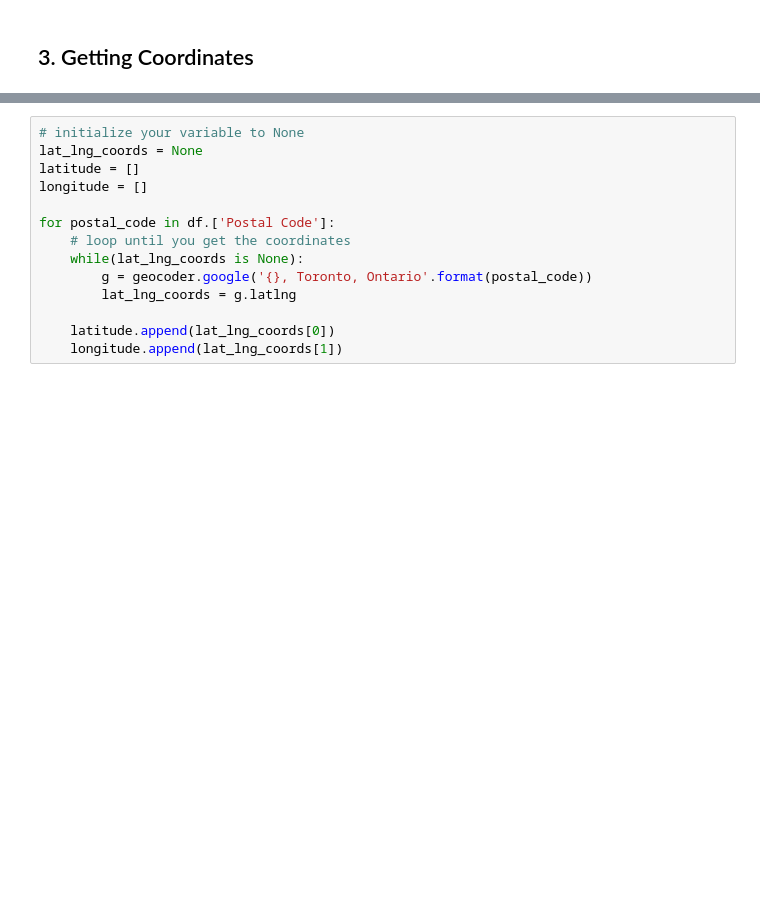
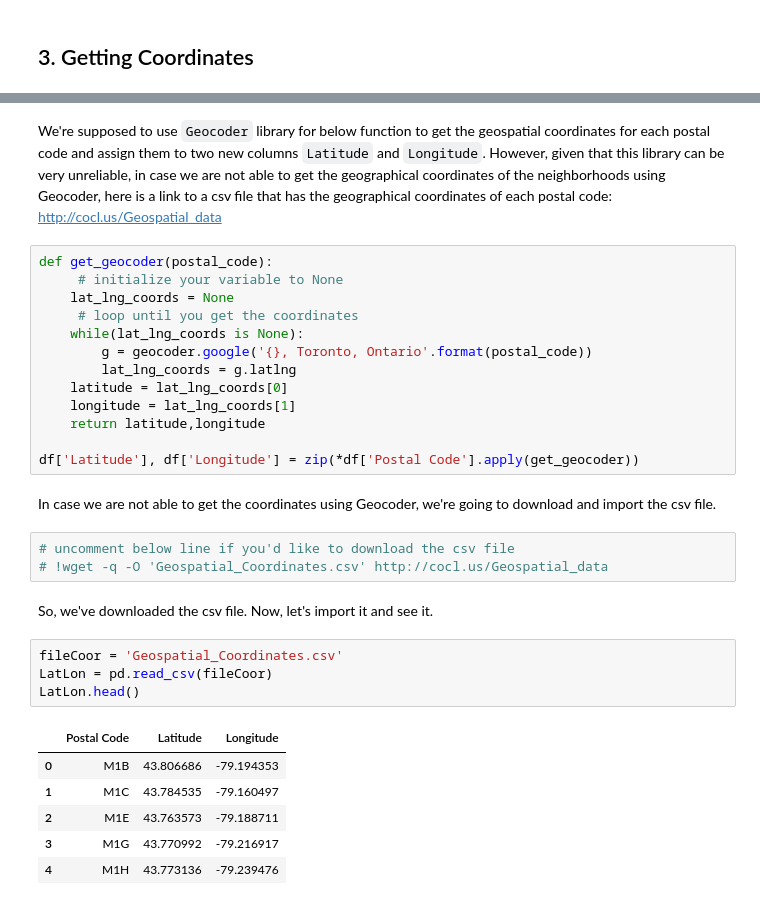
Before and after one commit to utomoreza/Coursera_Capstone, a Jupyter notebook: 4-Toronto.ipynb, the cells around one changed output, grey strips where cells are left out. Drawn from its saved outputs; the diff is of its cells as text; blank space fills up the shorter version.

```diff
--- a/4-Toronto.ipynb
+++ b/4-Toronto.ipynb
@@ -168,14 +172,33 @@ ModuleNotFoundError: No module named 'geocoder'
+# %% [markdown]
+We're supposed to use `Geocoder` library for below function to get the geospatial coordinates for each postal code and assign them to two new columns `Latitude` and `Longitude`. However, given that this library can be very unreliable, in case we are not able to get the geographical coordinates of the neighborhoods using Geocoder, here is a link to a csv file that has the geographical coordinates of each postal code: http://cocl.us/Geospatial_data
 # %%
-# initialize your variable to None
-lat_lng_coords = None
-latitude = []
-longitude = []
-
-for postal_code in df.['Postal Code']:
-    # loop until you get the coordinates
+def get_geocoder(postal_code):
+     # initialize your variable to None
+    lat_lng_coords = None
+     # loop until you get the coordinates
     while(lat_lng_coords is None):
         g = geocoder.google('{}, Toronto, Ontario'.format(postal_code))
         lat_lng_coords = g.latlng
+    latitude = lat_lng_coords[0]
+    longitude = lat_lng_coords[1]
+    return latitude,longitude
 
-    latitude.append(lat_lng_coords[0])
-    longitude.append(lat_lng_coords[1])
+df['Latitude'], df['Longitude'] = zip(*df['Postal Code'].apply(get_geocoder))
+# %% [markdown]
+In case we are not able to get the coordinates using Geocoder, we're going to download and import the csv file.
+# %%
+# uncomment below line if you'd like to download the csv file
+# !wget -q -O 'Geospatial_Coordinates.csv' http://cocl.us/Geospatial_data
+# %% [markdown]
+So, we've downloaded the csv file. Now, let's import it and see it.
+# %%
+fileCoor = 'Geospatial_Coordinates.csv'
+LatLon = pd.read_csv(fileCoor)
+LatLon.head()
+# %% [output]
+|  | Postal Code | Latitude | Longitude |
+| 0 | M1B | 43.806686 | -79.194353 |
+| 1 | M1C | 43.784535 | -79.160497 |
+| 2 | M1E | 43.763573 | -79.188711 |
+| 3 | M1G | 43.770992 | -79.216917 |
+| 4 | M1H | 43.773136 | -79.239476 |
```
Also changed, not shown: parts of 16 cells of this notebook.
